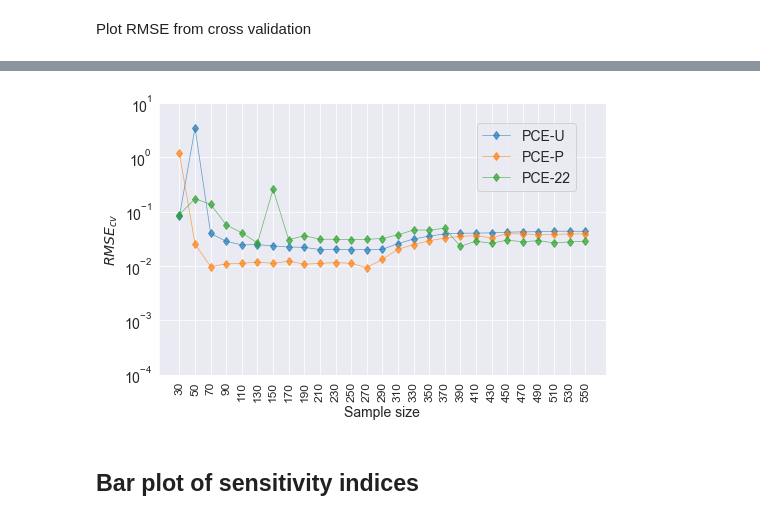
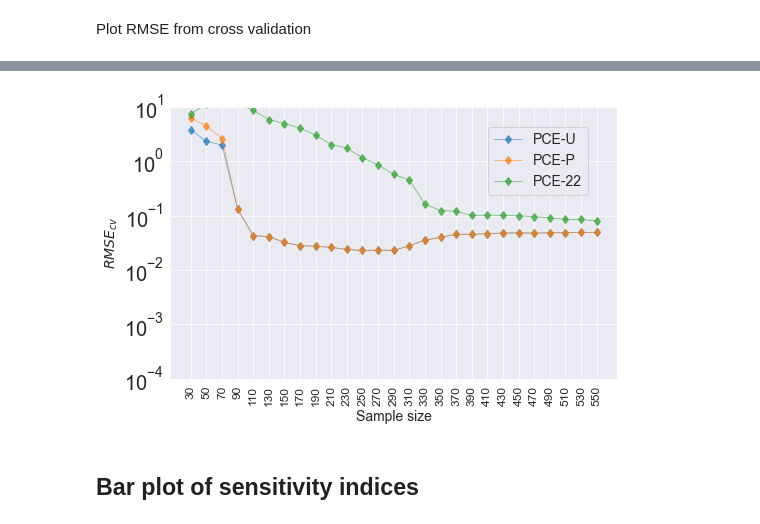
Before and after one commit to QianWanghhu/factor_fixing, a Jupyter notebook: qian_dev/visualization.ipynb, the cells around one changed output, grey strips where cells are left out. Saved outputs shown, nothing was run; the diff lists cells and outputs as text; code cells hidden in the pictures.

Commit message:
Add notebook to plot the performance of PCE

```diff
--- a/qian_dev/visualization.ipynb
+++ b/qian_dev/visualization.ipynb
@@ -62,3 +59,25 @@ for ind in range(len(keys)):
 
 df = df.reset_index()
 # plt.savefig(f'{filepath}/figure/pce_compare.png', format='png', dpi=300)
+# %%
+# read results with replicate sampling
+df_exact = pd.DataFrame()
+filepath = ['../output/']
+for ii in range(20):
+    fname = f'random/{ii}/error_cv_exact_552.csv'
+    df_temp = df_return(filepath[0], fname)
+    df_temp = df_temp.filter(items=['mean'])
+    cols = df_temp.columns
+    df_temp.rename(columns={col: f'mean_replicate{ii}' for col in cols}, inplace=True)
+    df_exact = pd.concat([df_temp, df_exact], axis=1)
+df = df_exact
+# %%
+train_vals = pd.read_csv(filepath[0]+'adaptive/samples_adjust.csv').values[:, -1]
+xticks = np.array([int(i.split('_')[1]) for i in list(df.index)])
+std_list = [train_vals[0:].std() for n in xticks]
+# %%
+# calculate the relative RMSE which is the RMSE normalized by the standard deviation
+df = df_exact
+for col in df.columns[0:]:
+    df.loc[:, col] = df.loc[:, col] / std_list
+# df.head()
@@ -65,7 +93,7 @@ df = df.reset_index()
 # %%
-train_vals = pd.read_csv(filepath[0]+'samples_adjust.csv').values[:, -1]
+train_vals = pd.read_csv(filepath[0]+'adaptive/samples_adjust.csv').values[:, -1]
 xticks = np.array([int(i.split('_')[1]) for i in df['index'].values])
-std_list = [train_vals[0:n].std() for n in xticks]
+std_list = [train_vals[0:].std() for n in xticks]
 # %%
 # std_train_samples = int(4307583)
 # calculate the relative RMSE which is the RMSE normalized by the standard deviation
@@ -85,22 +105,21 @@ df.head()
 # %%
 fig, axes = plt.subplots(nrows=1, ncols=1, sharey=True, figsize=(8, 5))
-index_plot = np.array(np.arange(2, 56, 2))
+index_plot = np.array(np.arange(0, 27, 1))
 xticks = [int(i.split('_')[1]) for i in df['index'].values[index_plot]]
 ax1 = df.iloc[index_plot].plot(x='index', y=df.columns[1:], kind='line', marker='d',
                 legend=True, logy=True, xticks=np.arange(len(xticks)), ax=axes, linewidth=0.7, alpha=0.7)
 
 rcParams['ytick.labelsize'] = 14
 ax1.legend(['PCE-U', 'PCE-P', 'PCE-22'], bbox_to_anchor=(0.95, 0.95), fontsize=14)
 ax1.set_ylabel(r'$RMSE_{cv}$', fontsize = 14);
 ax1.set_xlabel('Sample size', fontsize = 14);
 ax1.set_ylim(1e-4, 1e1)
 ax1.set_xticklabels(xticks, rotation=90, fontsize=12)
 
-# ax2.set_xticklabels(labels = [143, 156, 234, 312, 390, 552], fontsize = 14, rotation=90);
 rcParams['ytick.labelsize'] = 14
-plt.savefig(f'{filepath[0]}figure/Figure4.png', format='png', dpi=300)
+# plt.savefig(f'{filepath[0]}adaptive/figure/Figure4_error_all.png', format='png', dpi=300)
 # %% [output]
-[figure, old version]
+[figure, new version]
 # %% [markdown]
 ## Bar plot of sensitivity indices
 # %%
```
Also changed, not shown: parts of 4 cells of this notebook, 1 other file.
